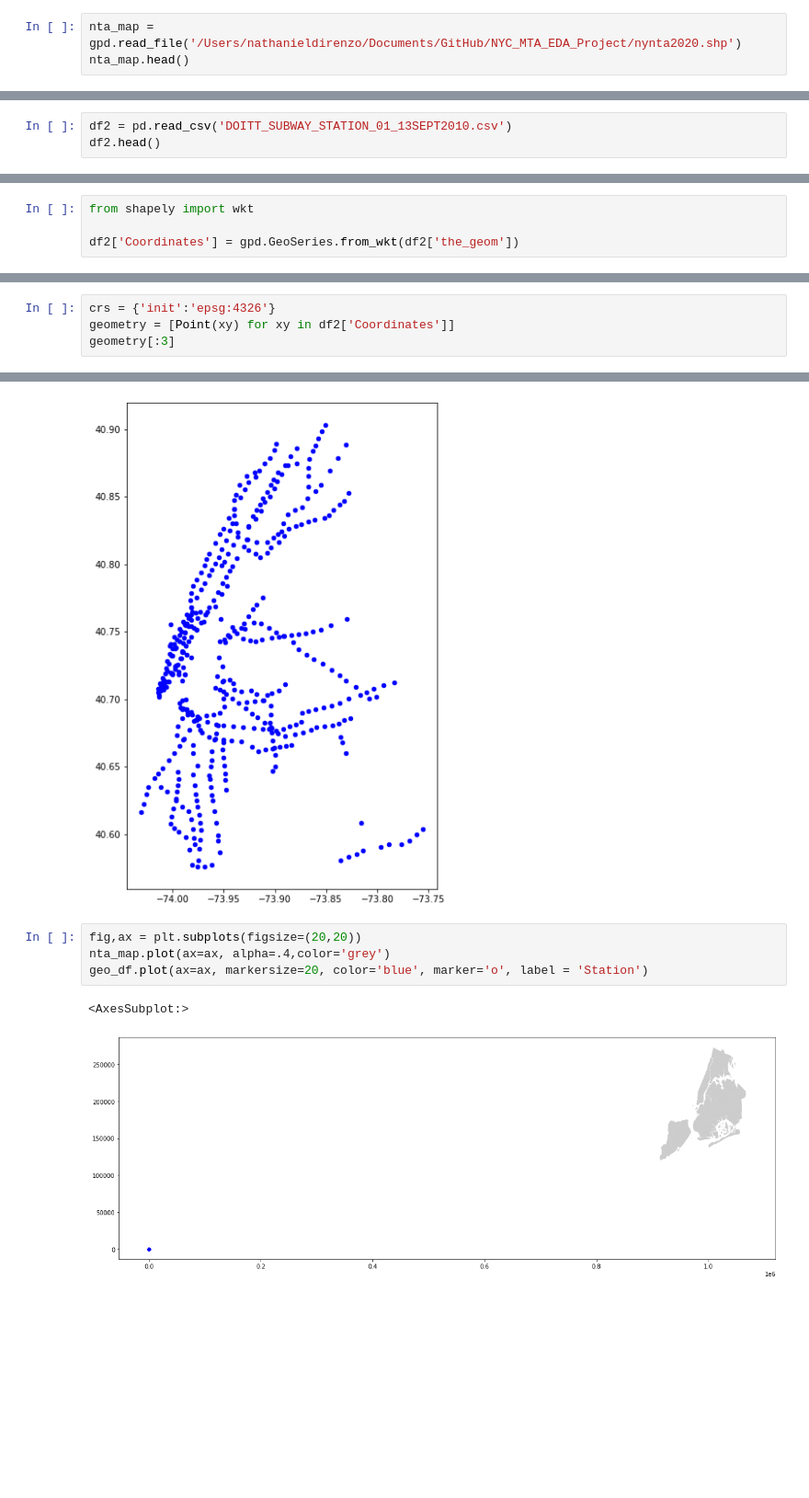
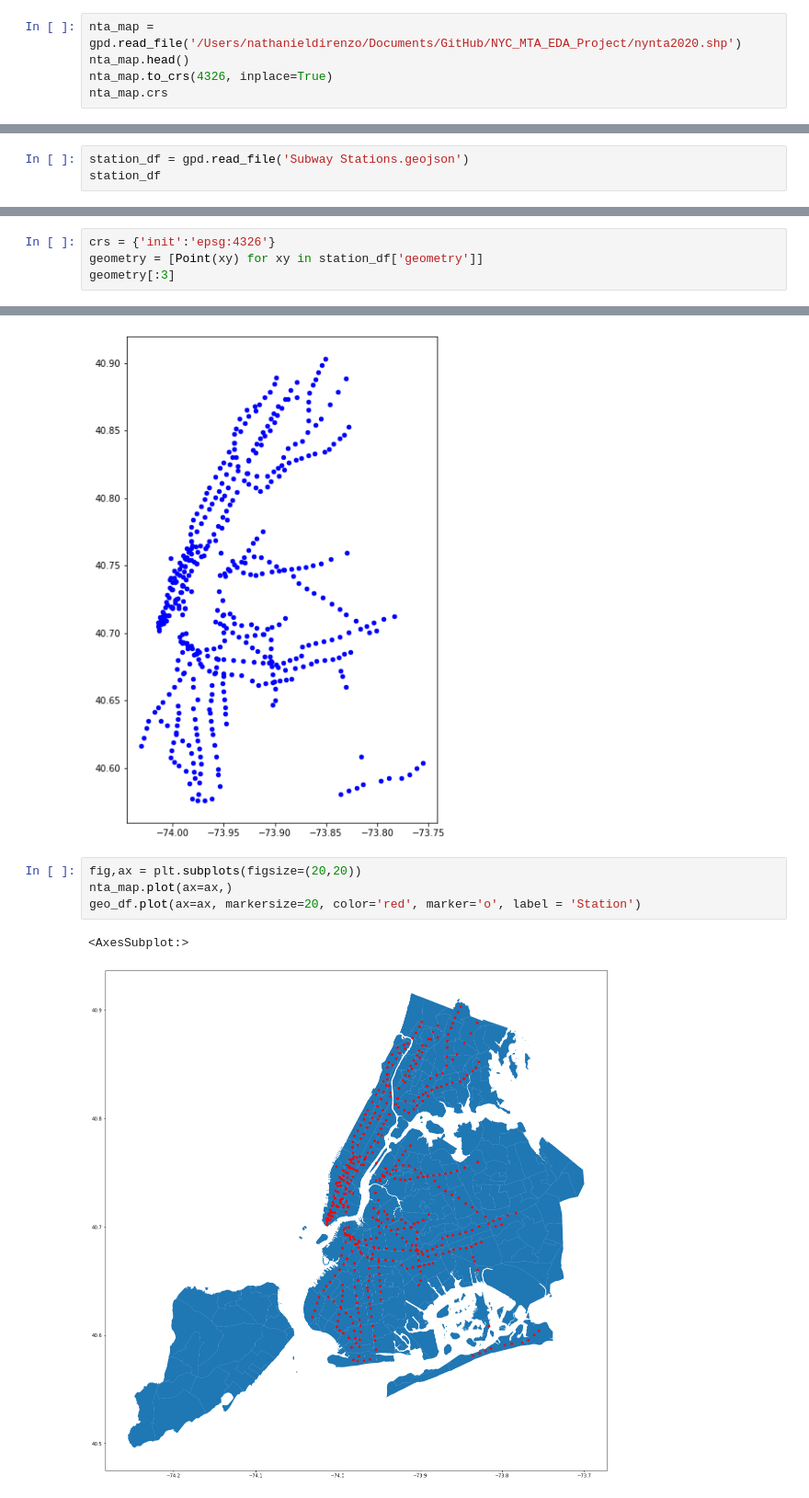
Before and after one commit to VinceDiR/NYC_MTA_EDA_Project, a Jupyter notebook: MTA EDA.ipynb, the cells around one changed output, grey strips where cells are left out. Shown at 92% size. Cells and saved outputs as stored; diff of their text form; blank space fills up the shorter version.

```diff
--- a/MTA EDA.ipynb
+++ b/MTA EDA.ipynb
@@ -152,4 +152,6 @@ df.head()
 # %%
 nta_map = gpd.read_file('/Users/nathanieldirenzo/Documents/GitHub/NYC_MTA_EDA_Project/nynta2020.shp')
 nta_map.head()
+nta_map.to_crs(4326, inplace=True)
+nta_map.crs
 # %% [output]
@@ -168,4 +175,4 @@ nta_map.plot(ax=ax)
 # %%
-df2 = pd.read_csv('DOITT_SUBWAY_STATION_01_13SEPT2010.csv')
-df2.head()
+station_df = gpd.read_file('Subway Stations.geojson')
+station_df
 # %% [output]
@@ -178,5 +192 @@ df2.head()
-# %%
-from shapely import wkt
-
-df2['Coordinates'] = gpd.GeoSeries.from_wkt(df2['the_geom'])
 # %%
@@ -191,6 +201,6 @@ df2.head()
 # %%
 crs = {'init':'epsg:4326'}
-geometry = [Point(xy) for xy in df2['Coordinates']]
+geometry = [Point(xy) for xy in station_df['geometry']]
 geometry[:3]
 # %% [output]
 [<shapely.geometry.point.Point at 0x...>,
@@ -211,8 +219,8 @@ geo_df.plot(ax=ax, markersize=20, color='blue', marker='o', label = 'Station')
 [figure]
 # %%
 fig,ax = plt.subplots(figsize=(20,20))
-nta_map.plot(ax=ax, alpha=.4,color='grey')
-geo_df.plot(ax=ax, markersize=20, color='blue', marker='o', label = 'Station')
+nta_map.plot(ax=ax,)
+geo_df.plot(ax=ax, markersize=20, color='red', marker='o', label = 'Station')
 # %% [output]
 <AxesSubplot:>
-[figure, old version]
+[figure, new version]
```
Also changed, not shown: parts of 13 cells of this notebook.
